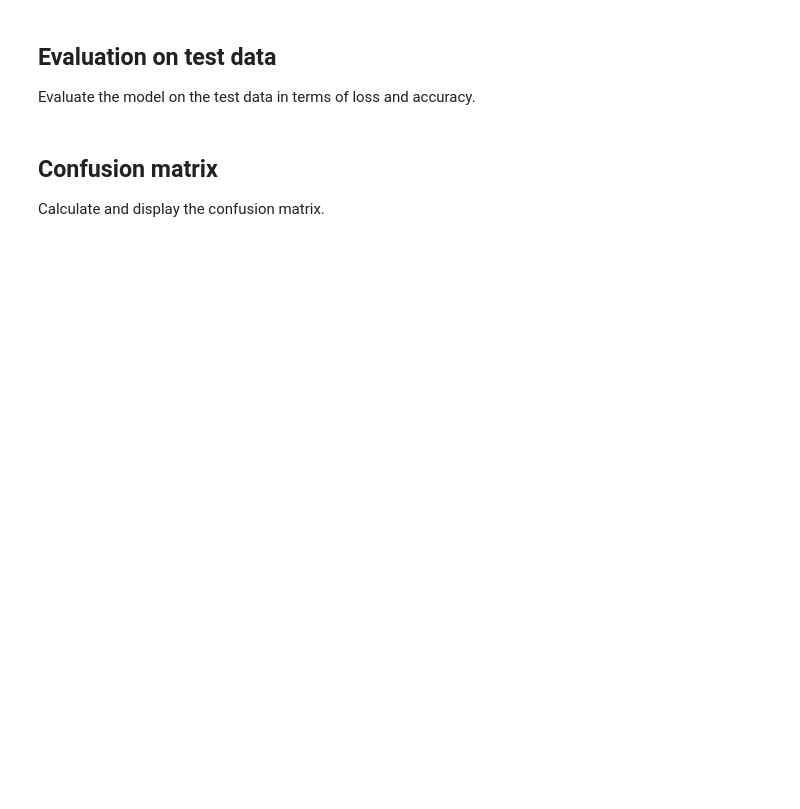
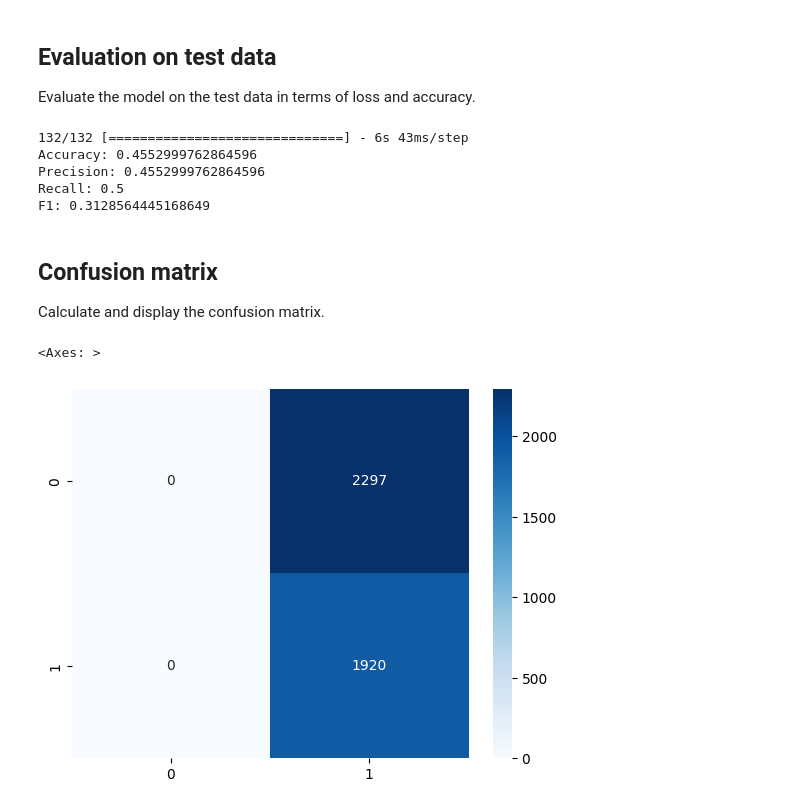
Before and after one commit to wolffg7/deeplearning1, a Jupyter notebook: AIT_09_Author_classification_assessment.ipynb, the cells around one changed output. Cells and saved outputs as stored; diff of their text form; code cells hidden in the pictures; blank space fills up the shorter version.

```diff
--- a/AIT_09_Author_classification_assessment.ipynb
+++ b/AIT_09_Author_classification_assessment.ipynb
@@ -138,6 +166,25 @@ Split the data into train, validate and test sets. Make
 # %% [markdown]
 ## Model definition
 Define a 1D CNN or an LSTM for the task. Compile the model with the correct loss function.
+# %%
+model = Sequential()
+model.add(LSTM(128, input_shape=(X_train.shape[-2], X_train.shape[-1])))
+model.add(Dense(1, activation ='softmax'))
 # %% [markdown]
 ## Model training
 Train the model and apply early stopping.
+# %%
+model.compile(optimizer='adam', loss='binary_crossentropy', metrics=['accuracy'])
+
+es = tf.keras.callbacks.EarlyStopping(
+    monitor='val_accuracy',
+    patience=5,
+    restore_best_weights=True,
+)
+# %%
+network_history = model.fit(X_train, Y_train,
+                            validation_data=(X_valid,Y_valid),
+                            batch_size=128,
+                            epochs=100,
+                            verbose=1,
+                            callbacks=[es])
@@ -144,6 +204,25 @@ Train the model and apply early stopping.
 # %% [markdown]
 ## Evaluation on test data
 Evaluate the model on the test data in terms of loss and accuracy.
+# %%
+preds = model.predict(X_test)
+cm = confusion_matrix(Y_test, np.rint(preds))
+
+print("Accuracy:",accuracy_score(Y_test, np.rint(preds)))
+print("Precision:", precision_score(Y_test, np.rint(preds)))
+print("Recall:", recall_score(Y_test, np.rint(preds), average='macro'))
+print("F1:", f1_score(Y_test, np.rint(preds), average='macro'))
+# %% [output]
+132/132 [==============================] - 6s 43ms/step
+Accuracy: 0.4552999762864596
+Precision: 0.4552999762864596
+Recall: 0.5
+F1: 0.3128564445168649
 # %% [markdown]
 ## Confusion matrix
 Calculate and display the confusion matrix.
+# %%
+sns.heatmap(cm, annot=True, cmap='Blues', fmt='g')
+# %% [output]
+<Axes: >
+[figure, added]
```
Also changed, not shown: parts of 9 cells of this notebook.
